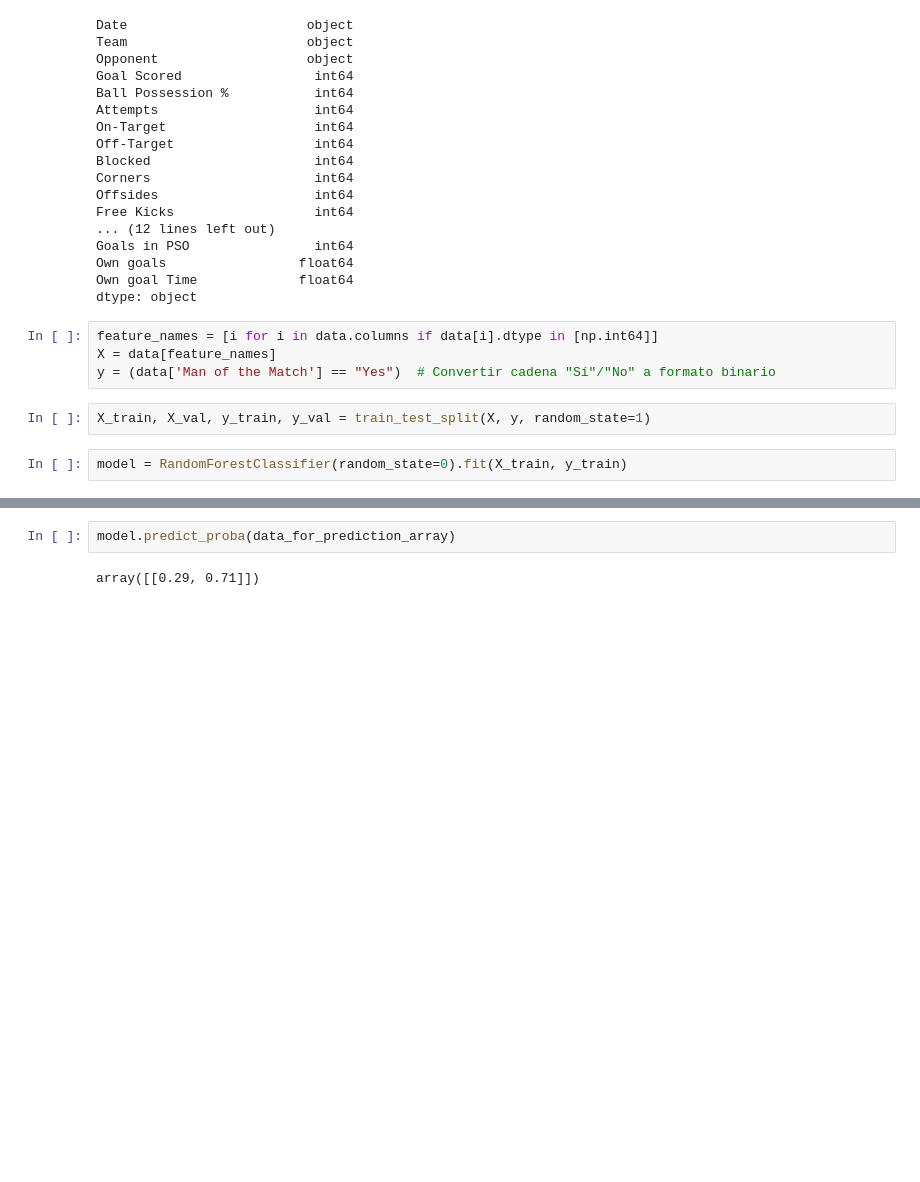
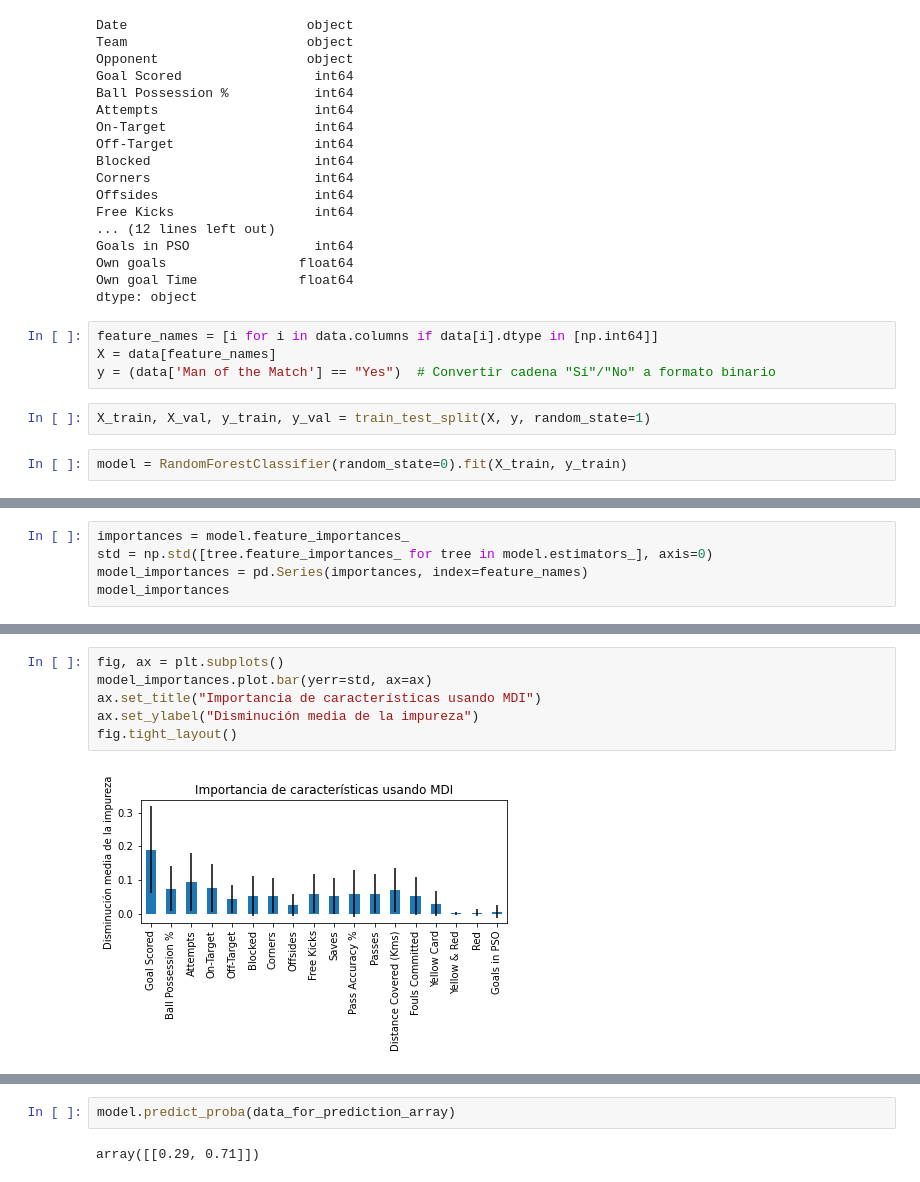
Before and after one commit to FernandoBRdgz/inteligencia_artificial, a Jupyter notebook: explicabilidad_de_modelos/explicaciones_aditivas_con_valor_de_shapley.ipynb, the cells around one changed output, grey strips where cells are left out. Cells and saved outputs as stored; diff of their text form; blank space fills up the shorter version.

```diff
--- a/explicabilidad_de_modelos/explicaciones_aditivas_con_valor_de_shapley.ipynb
+++ b/explicabilidad_de_modelos/explicaciones_aditivas_con_valor_de_shapley.ipynb
@@ -134,0 +144,5 @@ model = RandomForestClassifier(random_state=0).fit(X_train, y_train)
+# %%
+importances = model.feature_importances_
+std = np.std([tree.feature_importances_ for tree in model.estimators_], axis=0)
+model_importances = pd.Series(importances, index=feature_names)
+model_importances
@@ -134,0 +169,8 @@ model = RandomForestClassifier(random_state=0).fit(X_train, y_train)
+# %%
+fig, ax = plt.subplots()
+model_importances.plot.bar(yerr=std, ax=ax)
+ax.set_title("Importancia de características usando MDI")
+ax.set_ylabel("Disminución media de la impureza")
+fig.tight_layout()
+# %% [output]
+[figure, added]
```
Also changed, not shown: parts of 34 cells of this notebook.
